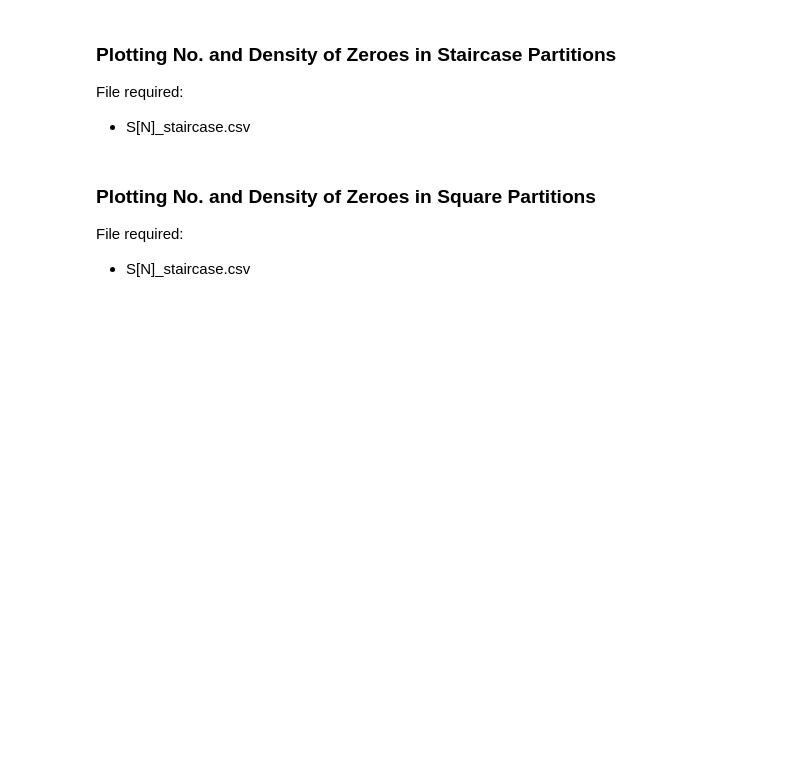
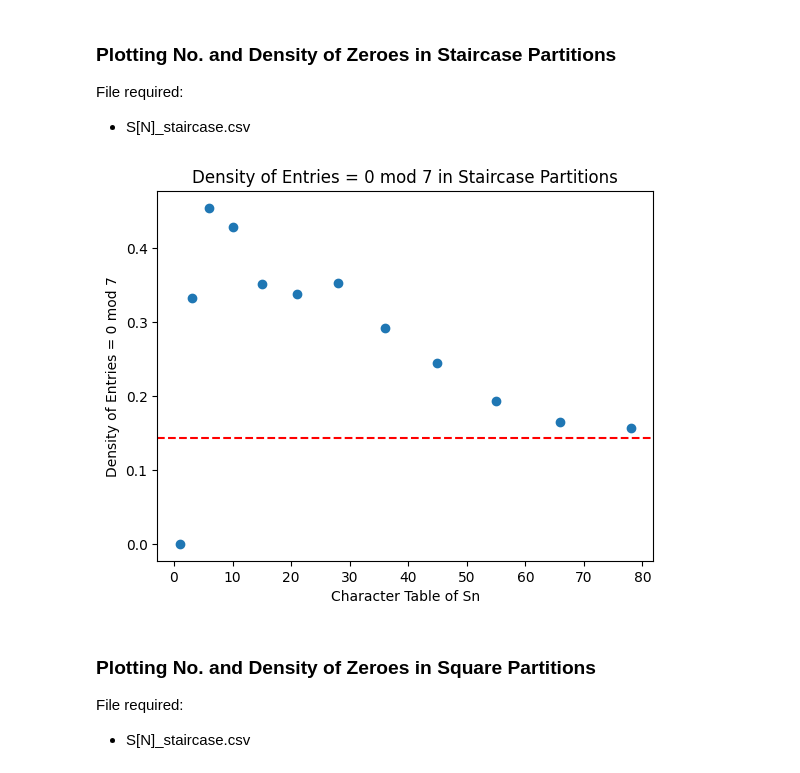
Before and after one commit to TonyZhang2004/Character_Table_of_Symmetric_Groups, a Jupyter notebook: char_table.ipynb, the cells around one changed output. Saved outputs shown, nothing was run; the diff lists cells and outputs as text; code cells hidden in the pictures; blank space fills up the shorter version.

```diff
--- a/char_table.ipynb
+++ b/char_table.ipynb
@@ -239,46 +262,50 @@ plt.show()
 File required:
  - S[N]_staircase.csv
 # %%
-x_axis = [1, 3, 6, 10, 15, 21, 28, 36, 45, 55, 66]
+x_axis = [1, 3, 6, 10, 15, 21, 28, 36, 45, 55, 66, 78]
 n = 1
+p = 7
 density_of_zeroes = []
 no_zeroes_list = []
-even_list = []
-density_of_even = []
+mod_list = []
+density_of_mod = []
 for N in x_axis:
     df = pd.read_csv("S{}_staircase.csv".format(N), header=None)
     # print(df)
     no_zeroes = (df == 0).sum().sum()
-    even_entries = (df % 2 == 0).sum().sum()
-    even_list.append(even_entries)
-    density_of_even.append(even_entries / len(df.values))
+    even_entries = (df % p == 0).sum().sum()
+    mod_list.append(even_entries)
+    density_of_mod.append(even_entries / len(df.values))
     no_zeroes_list.append(no_zeroes)
     density_of_zeroes.append(no_zeroes / len(df.values))
     n += 1
 
-plt.scatter(x_axis, no_zeroes_list)
+# plt.scatter(x_axis, no_zeroes_list)
+# plt.xlabel("Character Table of Sn")
+# plt.ylabel("No. of Zeroes")
+# plt.title("No. of Zeroes in Staircase Partitions")
+# plt.show()
+
+# plt.scatter(x_axis, density_of_zeroes)
+# plt.xlabel("Character Table of Sn")
+# plt.ylabel("Density of Zeroes")
+# plt.title("Density of Zeroes in Staircase Partitions")
+# plt.show()
+
+# plt.scatter(x_axis, mod_list)
+# plt.xlabel("Character Table of Sn")
+# plt.ylabel("No. of Even Entries")
+# plt.title("No. of Even Entries in Staircase Partitions")
+# plt.show()
+
+plt.scatter(x_axis, density_of_mod)
+plt.axhline(y=1/p, color='r', linestyle='--', label="y = 1/{}".format(p))
 plt.xlabel("Character Table of Sn")
-plt.ylabel("No. of Zeroes")
-plt.title("No. of Zeroes in Staircase Partitions")
+plt.ylabel("Density of Entries = 0 mod {}".format(p))
+plt.title("Density of Entries = 0 mod {} in Staircase Partitions".format(p))
 plt.show()
-
-plt.scatter(x_axis, density_of_zeroes)
-plt.xlabel("Character Table of Sn")
-plt.ylabel("Density of Zeroes")
-plt.title("Density of Zeroes in Staircase Partitions")
-plt.show()
-
-plt.scatter(x_axis, even_list)
-plt.xlabel("Character Table of Sn")
-plt.ylabel("No. of Even Entries")
-plt.title("No. of Even Entries in Staircase Partitions")
-plt.show()
-
-plt.scatter(x_axis, density_of_even)
-plt.xlabel("Character Table of Sn")
-plt.ylabel("Density of Even Entries")
-plt.title("Density of Even Entries in Staircase Partitions")
-plt.show()
+# %% [output]
+[figure, added]
 # %% [markdown]
 ### Plotting No. and Density of Zeroes in Square Partitions
 File required:
```
Also changed, not shown: parts of 4 cells of this notebook, 1 other file.
